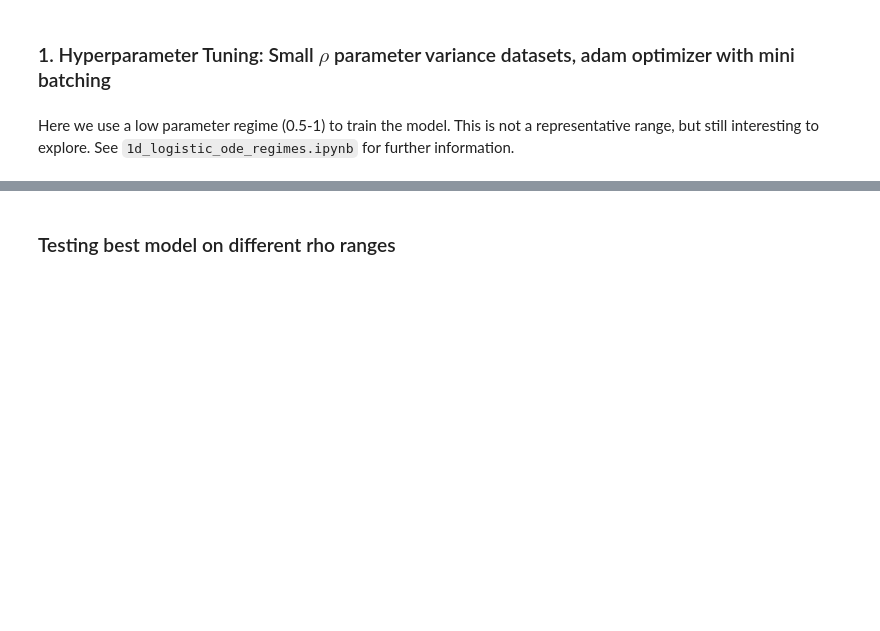
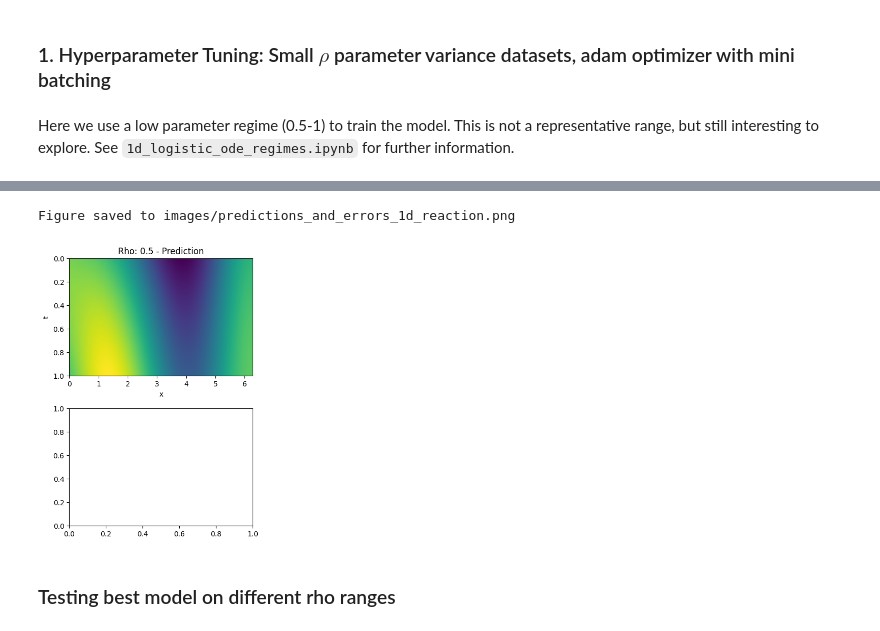
Before and after one commit to almasria/gnn_project, a Jupyter notebook: transfer_learning/1d_reaction/experiments_pinnsformer_low_train_regime.ipynb, the cells around one changed output, grey strips where cells are left out. Saved outputs shown, nothing was run; the diff lists cells and outputs as text; code cells hidden in the pictures; blank space fills up the shorter version.

```diff
--- a/transfer_learning/1d_reaction/experiments_pinnsformer_low_train_regime.ipynb
+++ b/transfer_learning/1d_reaction/experiments_pinnsformer_low_train_regime.ipynb
@@ -49,7 +49,7 @@ config = HyperparamConfig(
     dataset="1d-reaction-pde",
     model_name="pinnsformer",  # Model name
     in_dim=3,
-    hidden_dim=256,
+    hidden_dim=512,
     out_dim=1,
     emb_dim=32,
     num_layer=1,
@@ -245,7 +245,7 @@ def generate_rho_values(start, end, num=10):
     return np.linspace(start, end, num).tolist()
 # %%
 # Define rho values
-rho_values = [0.5, 0.7, 0.8, 1.0] # small range
+rho_values =[0.5] #[0.5, 0.7, 0.8, 1.0] # small range
 
 """ start = 0.5
 end = 4.0
@@ -264,7 +264,7 @@ adaptive_loss = [True, False]
 adaptive_loss_weighting_coeffs = [0.7, 0.9]
 alpha_values = [None]#[0.1, 0.25] #[0.1, 0.25, 0.5]
 epsilon_values = [None]#[0.1, 0.3] #[0.1, 0.5, 1.0]
-iteration_steps = [50,100,400] #[50, 100, 400]
+iteration_steps = [20] #[50, 100, 400]
 models = []
 
 """
@@ -279,10 +279,10 @@ for init_act,subseq_act in [("sin", "tanh"), ("sin","gelu"), ("tanh", "gelu")]:
     models.append((model,init_act, subseq_act)) """
 
 model_variations = [
-    (32,1,128),
-    (32,2,256),
-    (33,3,512),
-    (66,3,512)
+    #(32,1,128),
+    #(32,2,256),
+    (32,2,512),
+    #(64,3,512)
 ]
 for emb_dim,num_heads,hidden_dim in model_variations:
     model = PINNsformer(
@@ -385,22 +389,22 @@ def plot_predictions_and_errors(rho_values, predictions, analytical_solutions, e
         percentage_error = (abs_error / np.maximum(analytical, 1e-8)) * 100  # Avoid division by zero
 
         ax_pred = axes[0, col]
-        ax_pred.plot(pred, label="Prediction", color="blue", linewidth=2)
-        ax_pred.plot(analytical, label="Analytical", color="orange", linestyle="dashed", linewidth=2)
+        ax_pred.imshow(pred, extent=[0, 2 * np.pi, 1, 0], aspect='auto')
+        #ax_pred.plot(analytical, label="Analytical", color="orange", linestyle="dashed", linewidth=2)
         ax_pred.set_title(f"Rho: {rho} - Prediction")
-        ax_pred.set_xlabel("t - Time")  # Horizontal axis label
-        ax_pred.set_ylabel("u(t) - Value")  # Vertical axis label
-        ax_pred.legend()
+        ax_pred.set_xlabel("x")  # Horizontal axis label
+        ax_pred.set_ylabel("t")  # Vertical axis label
+        #ax_pred.colorbar()
 
 
         # Plot absolute and percentage errors (Row 2)
-        ax_err = axes[1, col]
+        #ax_err = axes[1, col]
         #ax_err.plot(abs_error, label="Absolute Error", color="red", linewidth=2)
-        ax_err.plot(percentage_error, label="Percentage Error", color="green", linestyle="dotted", linewidth=2)
-        ax_err.set_title(f"Rho: {rho} - Relative Error (%)")
-        ax_err.set_xlabel("t - Time")  # Horizontal axis label
-        ax_err.set_ylabel("delta u(t) (%)")  # Vertical axis label
-        ax_err.legend()
+        #ax_err.plot(percentage_error, label="Percentage Error", color="green", linestyle="dotted", linewidth=2)
+        #ax_err.set_title(f"Rho: {rho} - Relative Error (%)")
+        #ax_err.set_xlabel("t - Time")  # Horizontal axis label
+        #ax_err.set_ylabel("delta u(t) (%)")  # Vertical axis label
+        #ax_err.legend()
 
     # Hide unused subplots if num_rho < num_cols
     for idx in range(num_rho, num_cols):
@@ -424,16 +428,16 @@ def test_on_parameter_range(rho_values, dataset, model):
 
     for rho in rho_values:
         # Get test points for the current rho
-        x_test, t_test, _ = dataset.get_test_points(rho)
+        res_test, x_test, t_test, _ = dataset.get_test_points(rho)
         rho_test = torch.full_like(x_test, rho).to(device)
 
         # Compute analytical solution
-        u_analytical = dataset.analytical_solution(x_test, t_test, rho).cpu().detach().numpy().reshape(-1)
+        u_analytical = dataset.analytical_solution(x_test, t_test, rho).cpu().detach().numpy().reshape(101,101)
 
         # Compute best model predictions
         with torch.no_grad():
             pred = best_model(x_test.to(device), t_test.to(device), rho_test.to(device))[:, 0:1]
-            pred = pred.cpu().detach().numpy().reshape(-1)
+            pred = pred.cpu().detach().numpy().reshape(101,101)
 
         # Compute error
         error = np.abs(u_analytical - pred)
@@ -447,16 +451,19 @@ def test_on_parameter_range(rho_values, dataset, model):
 # %%
 best_model.eval()
 predictions, analytical_solutions, errors = test_on_parameter_range(rho_values, dataset, best_model)
 
 # Plot predictions and errors
 plot_predictions_and_errors(
     rho_values=rho_values,
     predictions=predictions,
     analytical_solutions=analytical_solutions,
     errors=errors,
     num_cols=4,
-    save_path=images_dir / "predictions_and_errors.png"
+    save_path=images_dir / "predictions_and_errors_1d_reaction.png"
 )
+# %% [output]
+Figure saved to images/predictions_and_errors_1d_reaction.png
+[figure, added]
 # %% [markdown]
 ### Testing best model on different rho ranges
 # %% [markdown]
```
Also changed, not shown: parts of 2 cells of this notebook, 1 other file.
